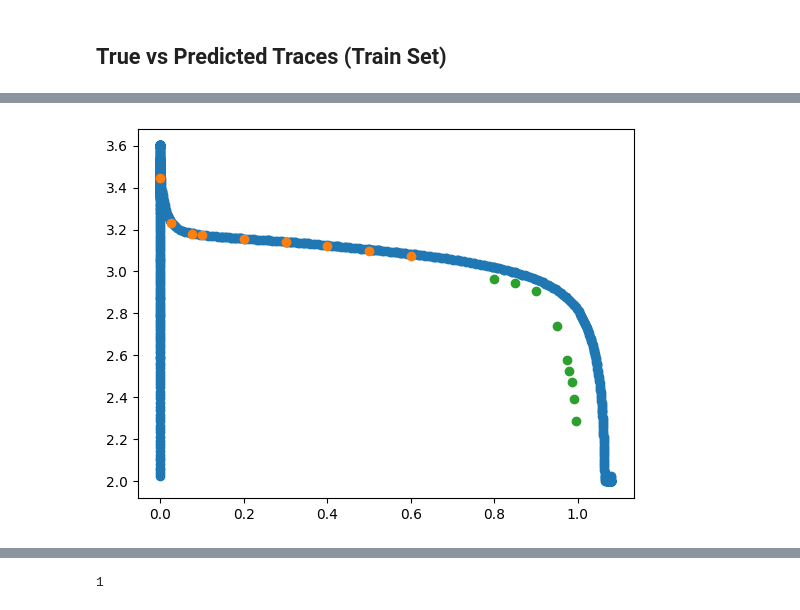
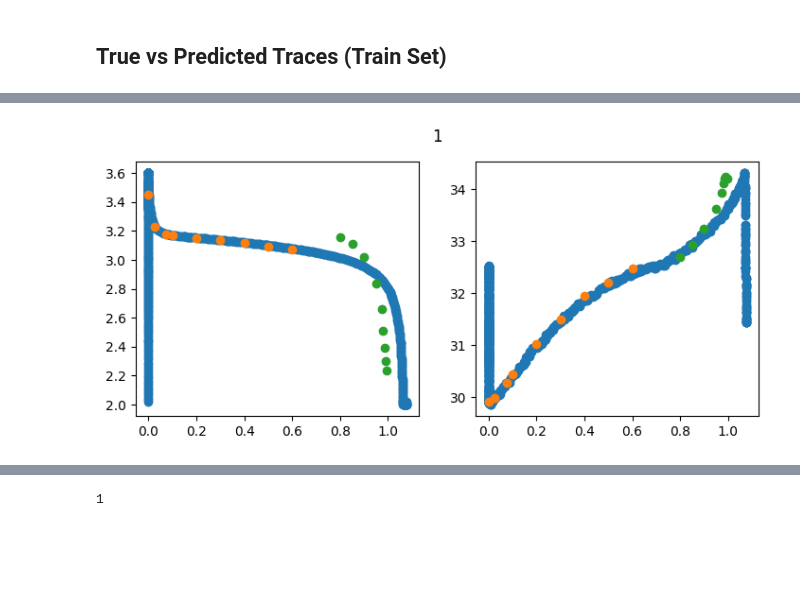
Before and after one commit to amalss18/10701-mvf-bto, a Jupyter notebook: src/mvf_bto/Model_training_autoregression.ipynb, the cells around one changed output, grey strips where cells are left out. Drawn from its saved outputs; the diff is of its cells as text; code cells hidden in the pictures; blank space fills up the shorter version.

```diff
--- a/src/mvf_bto/Model_training_autoregression.ipynb
+++ b/src/mvf_bto/Model_training_autoregression.ipynb
@@ -69,7 +60,7 @@ To enable them in other operations, rebuild TensorFlow with the appropriate comp
 import tensorflow as tf
 def custom_loss(y_actual, y_pred):
     # print(y_actual)
-    custom_loss = tf.square(y_actual[:, :, 0]-y_pred[:, :, 0]) + tf.square(y_actual[:, :, 2]-y_pred[:, :, 2])
+    custom_loss = 1.5*tf.square(y_actual[:, :, 0]-y_pred[:, :, 0]) + tf.square(y_actual[:, :, 2]-y_pred[:, :, 2])
     return 0.5 * custom_loss
 
 model.compile(optimizer="adam", loss=custom_loss, metrics=[MeanSquaredError()])
@@ -78,7 +69,7 @@ model.summary()
 es = EarlyStopping(
     monitor="val_mean_squared_error",
     min_delta=0,
-    patience=10,
+    patience=15,
     verbose=1,
     mode="auto",
     restore_best_weights=True,
@@ -207,20 +199,21 @@ fig.update_layout(template="simple_white")
 fig = go.Figure()
 fig.add_trace(go.Scatter(x=[0, 1], y=[0, 1], showlegend=False, mode="markers+lines"))
 for i in range(0, len(datasets["X_test"]), batch_size * skip):
-    df_pred = pd.DataFrame(model.predict(datasets["X_test"][i : i + batch_size], verbose=0)[:, :, 1])
-    df_train = pd.DataFrame(datasets["y_test"][i : i + batch_size][:, :, 1])
+    df_pred = pd.DataFrame(model.predict(datasets["X_test"][i : i + batch_size], verbose=0)[:, :, 2])
+    df_train = pd.DataFrame(datasets["y_test"][i : i + batch_size][:, :, 2])
     fig.add_trace(
         go.Scatter(
-            x=df_pred[0].values,
-            y=df_train[0].values,
+            x=df_pred.values[0],
+            y=df_train.values[0],
             showlegend=False,
             mode="markers+lines",
         )
     )
 
-fig.update_yaxes(title="Normalized Temperature Target")
-fig.update_xaxes(title="Normalized Temperature Prediction")
+fig.update_yaxes(title="Normalized Voltage Target")
+fig.update_xaxes(title="Normalized Voltage Prediction")
 fig.update_layout(template="simple_white")
+fig.update_layout(height=500)
 # %% [output]
 [interactive output not drawn]
 # %% [markdown]
@@ -237,37 +230,44 @@ val_cell_ids = list(datasets['original_val']['Cell'].unique())
 full_data_cycle_no = datasets['original_train'].Cycle
 print(max(full_data_cycle_no))
 
-cycle_plot = 1
+cycle_plots = [1, 100, 300, 500, 1000]
 
-input = datasets["X_train"][cycle_plot-1:cycle_plot]
-print(input.shape)
-output = model.predict(input, verbose=0)
-print(output.shape)
+for cycle_plot in cycle_plots:
+    input = datasets["X_train"][cycle_plot-1:cycle_plot]
+    # print(input.shape)
+    output = model.predict(input, verbose=0)
+    # print(output.shape)
 
-# print(datasets['original_train'].keys())
-full_data_V = datasets['original_train'].V
-full_data_Qd = datasets['original_train'].Qd
-full_data_T = datasets['original_train'].temp
+    # print(datasets['original_train'].keys())
+    full_data_V = datasets['original_train'].V
+    full_data_Qd = datasets['original_train'].Qd
+    full_data_T = datasets['original_train'].temp
 
-from constants import REFERENCE_DISCHARGE_CAPACITIES as Q_output
-# print(full_data)
-import matplotlib.pyplot as plt
-Q_input = input[0][:, 1]
-# print(full_data_Qd[:20000])
-idx = full_data_cycle_no == cycle_plot
-# print(idx)
-# print(full_data_cycle_no)
+    from constants import REFERENCE_DISCHARGE_CAPACITIES as Q_output
+    # print(full_data)
+    import matplotlib.pyplot as plt
+    Q_input = input[0][:, 1]
+    # print(full_data_Qd[:20000])
+    idx = full_data_cycle_no == cycle_plot
+    # print(idx)
+    # print(full_data_cycle_no)
+    fig, (ax1, ax2) = plt.subplots(1, 2)
+    fig.set_size_inches(8.5, 3.5)
+    fig.suptitle(str(cycle_plot))
 
-plt.scatter(full_data_Qd[idx], full_data_V[idx])
-plt.scatter(Q_input, input[0][:,2]*(VOLTAGE_MAX - VOLTAGE_MIN) + VOLTAGE_MIN)
-plt.scatter(Q_output[9:18], output[0][:, 2]*(VOLTAGE_MAX - VOLTAGE_MIN) + VOLTAGE_MIN)
-# print(output[0][:, 1], Q_output)
-# plt.scatter(Q_input[11:], output[0][:, 2]*(VOLTAGE_MAX - VOLTAGE_MIN) + VOLTAGE_MIN)
+    # print(Q_input, Q_output)
+    ax1.scatter(full_data_Qd[idx], full_data_V[idx])
+    ax1.scatter(Q_input, input[0][:,2]*(VOLTAGE_MAX - VOLTAGE_MIN) + VOLTAGE_MIN)
+    ax1.scatter(Q_output[9:18], output[0][:, 2]*(VOLTAGE_MAX - VOLTAGE_MIN) + VOLTAGE_MIN)
+    # plt.scatter(Q_input[11:], output[0][:, 2]*(VOLTAGE_MAX - VOLTAGE_MIN) + VOLTAGE_MIN)
 
 
-plt.figure()
-plt.scatter(full_data_Qd[idx], full_data_T[idx])
-plt.scatter(Q_input, input[0][:, 0]*(TEMPERATURE_MAX - TEMPERATURE_MIN) + TEMPERATURE_MIN)
-plt.scatter(Q_output[9:18], output[0][:, 0]*(TEMPERATURE_MAX - TEMPERATURE_MIN) + TEMPERATURE_MIN)
-# plt.ylim(0, 50)
+    # plt.figure()
+    ax2.scatter(full_data_Qd[idx], full_data_T[idx])
+    ax2.scatter(Q_input, input[0][:, 0]*(TEMPERATURE_MAX - TEMPERATURE_MIN) + TEMPERATURE_MIN)
+    ax2.scatter(Q_output[9:18], output[0][:, 0]*(TEMPERATURE_MAX - TEMPERATURE_MIN) + TEMPERATURE_MIN)
+    # plt.title(str(cycle_plot))
+    # plt.show()
+    # plt.clf()
+    # plt.ylim(0, 50)
 # %% [output]
@@ -278 +275 @@ plt.scatter(Q_output[9:18], output[0][:, 0]*(TEMPERATURE_MAX - TEMPERATURE_MIN)
-[figure, old version]
+[figure, new version]
```
Also changed, not shown: parts of 9 cells of this notebook, 3 other files.
